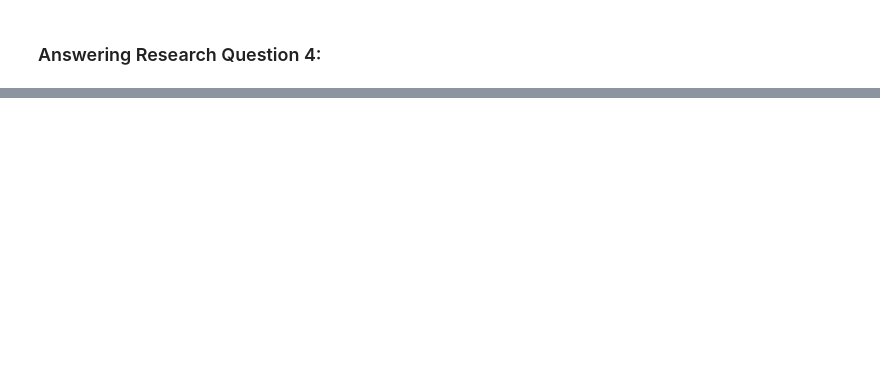
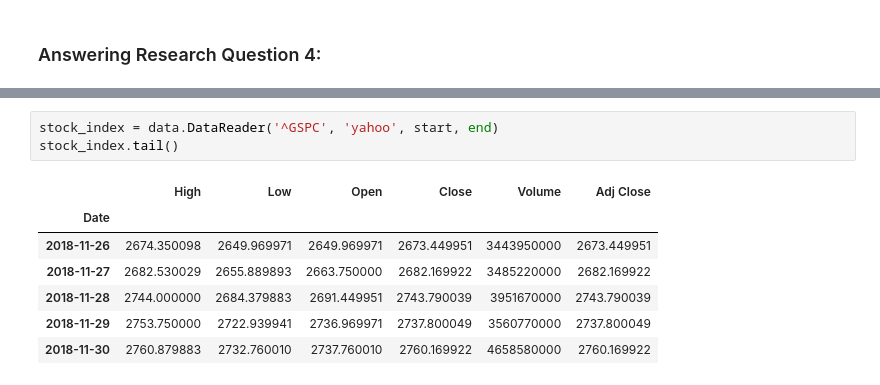
Before and after one commit to ithakker/CISC367FinalIshaanThakker, a Jupyter notebook: final.ipynb, the cells around one changed output, grey strips where cells are left out. Drawn from its saved outputs; the diff is of its cells as text; blank space fills up the shorter version.

```diff
--- a/final.ipynb
+++ b/final.ipynb
@@ -237,0 +281,11 @@ As it can be seen with the first set of graphs, this space of cryptocurrencies h
+# %%
+stock_index = data.DataReader('^GSPC', 'yahoo', start, end)
+stock_index.tail()
+# %% [output]
+|  | High | Low | Open | Close | Volume | Adj Close |
+| Date |  |  |  |  |  |  |
+| 2018-11-26 | 2674.350098 | 2649.969971 | 2649.969971 | 2673.449951 | 3443950000 | 2673.449951 |
+| 2018-11-27 | 2682.530029 | 2655.889893 | 2663.750000 | 2682.169922 | 3485220000 | 2682.169922 |
+| 2018-11-28 | 2744.000000 | 2684.379883 | 2691.449951 | 2743.790039 | 3951670000 | 2743.790039 |
+| 2018-11-29 | 2753.750000 | 2722.939941 | 2736.969971 | 2737.800049 | 3560770000 | 2737.800049 |
+| 2018-11-30 | 2760.879883 | 2732.760010 | 2737.760010 | 2760.169922 | 4658580000 | 2760.169922 |
```
Also changed, not shown: parts of 18 cells of this notebook, 2 other files.
